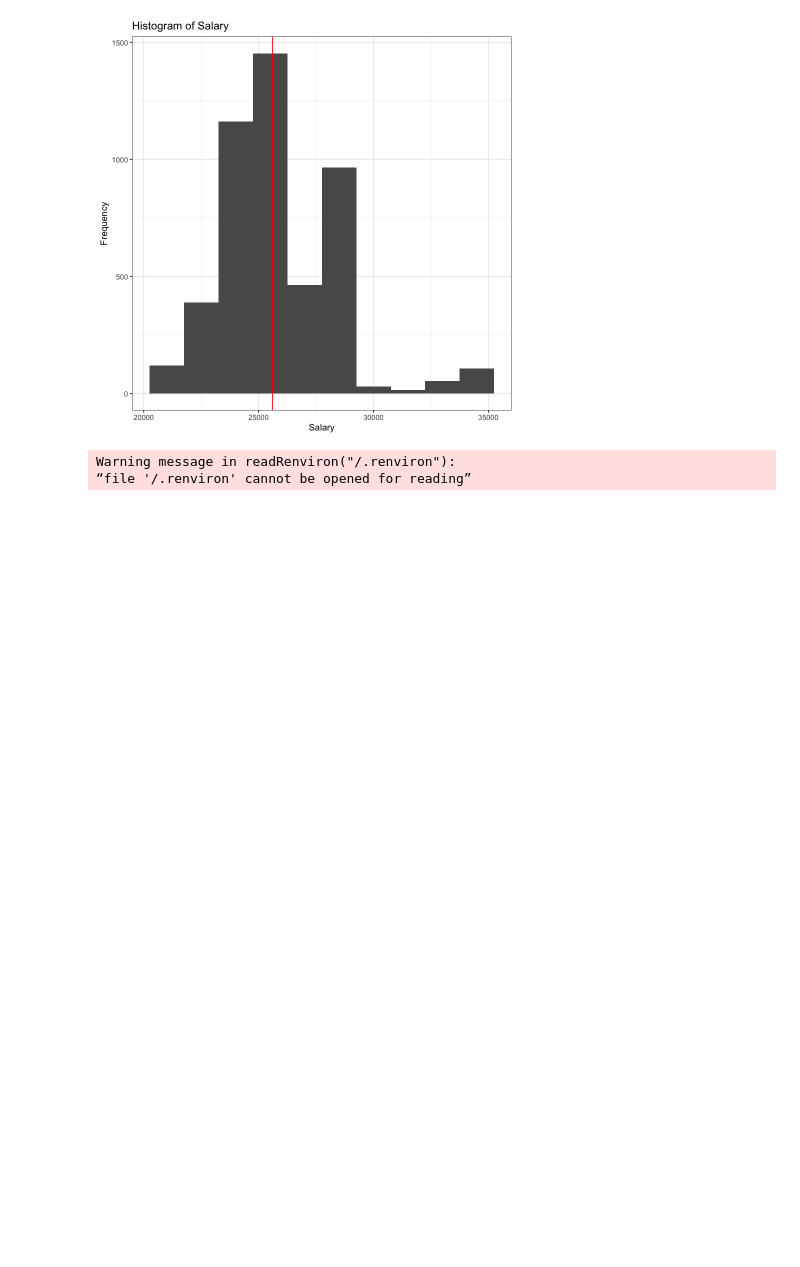
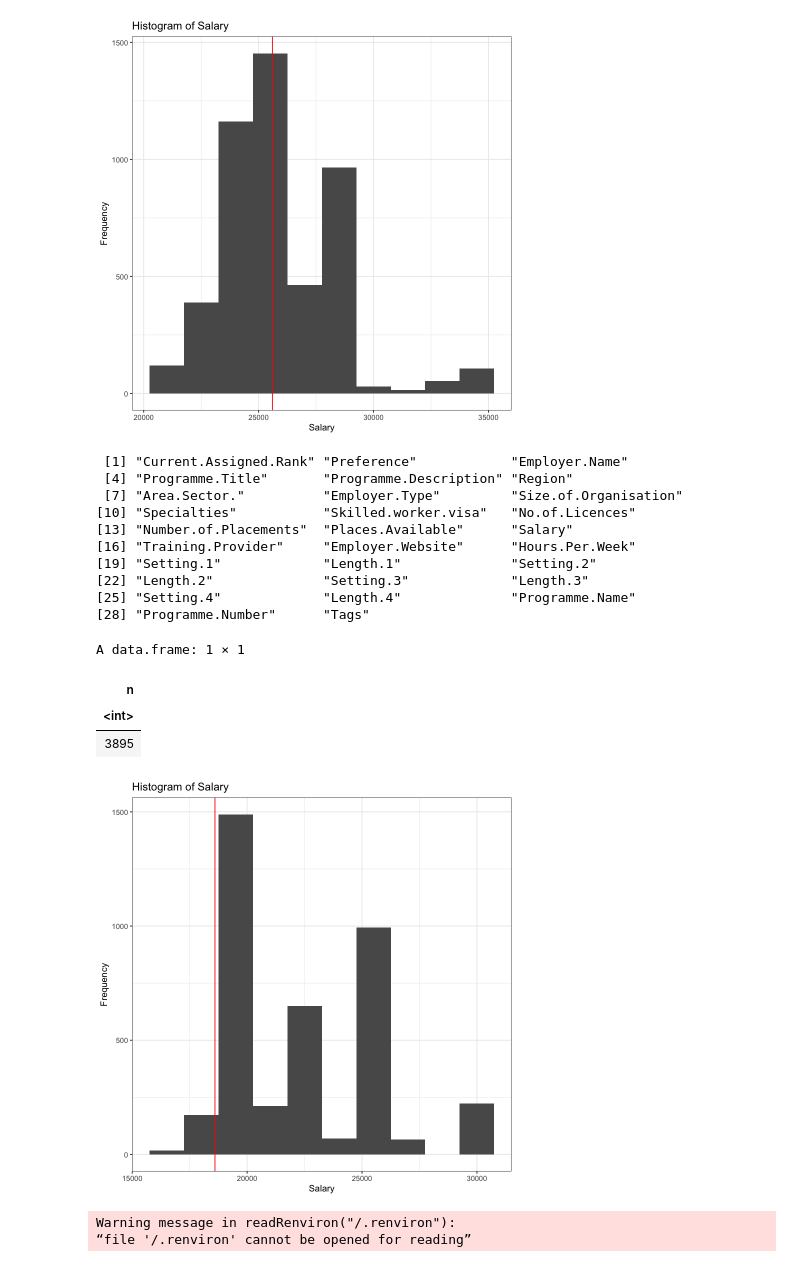
Before and after one commit to kwjo/TP-pay, a Jupyter notebook: oriel2526.ipynb, the cells around one changed output. Saved outputs shown, nothing was run; the diff lists cells and outputs as text; code cells hidden in the pictures; blank space fills up the shorter version.

Commit message:
expand data frame

```diff
--- a/oriel2526.ipynb
+++ b/oriel2526.ipynb
@@ -275,6 +288,36 @@ colnames(OD)
 [13] "Rotation2.duration" "Rotation3"          "Rotation3.duration"
 [16] "Rotation4"          "Rotation4.duration" "Hourly.Wage"
 [figure]
+# %%
+colnames(OD2324)
+OD2324_expanded <- OD2324 %>%
+    uncount(Places.Available)
+
+ggplot(OD2324_expanded, aes(x = Salary)) +
+  geom_histogram(binwidth = 1500) +
+  ggtitle("Histogram of Salary") +
+  xlab("Salary") +
+  ylab("Frequency") +
+  theme_bw() +
+  geom_vline(xintercept = 18600, color = "red")
+
+count(OD2324_expanded)
+# %% [output]
+ [1] "Current.Assigned.Rank" "Preference"            "Employer.Name"
+ [4] "Programme.Title"       "Programme.Description" "Region"
+ [7] "Area.Sector."          "Employer.Type"         "Size.of.Organisation"
+[10] "Specialties"           "Skilled.worker.visa"   "No.of.Licences"
+[13] "Number.of.Placements"  "Places.Available"      "Salary"
+[16] "Training.Provider"     "Employer.Website"      "Hours.Per.Week"
+[19] "Setting.1"             "Length.1"              "Setting.2"
+[22] "Length.2"              "Setting.3"             "Length.3"
+[25] "Setting.4"             "Length.4"              "Programme.Name"
+[28] "Programme.Number"      "Tags"
+A data.frame: 1 × 1
+| n |
+| <int> |
+| 3895 |
+[figure, added]
 # %%
 readRenviron("/.renviron")
 # %% [output]
```
Also changed, not shown: parts of 7 cells of this notebook.
